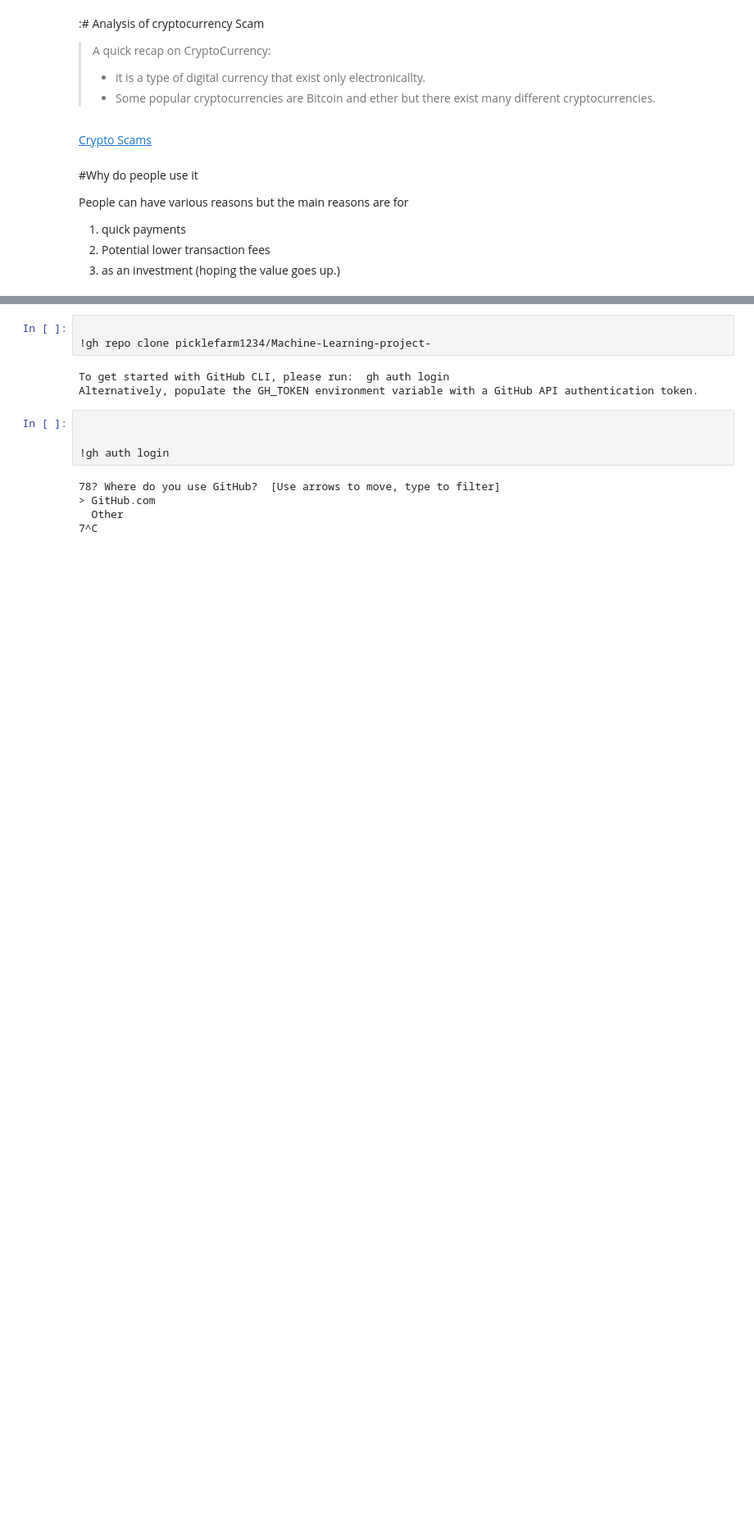
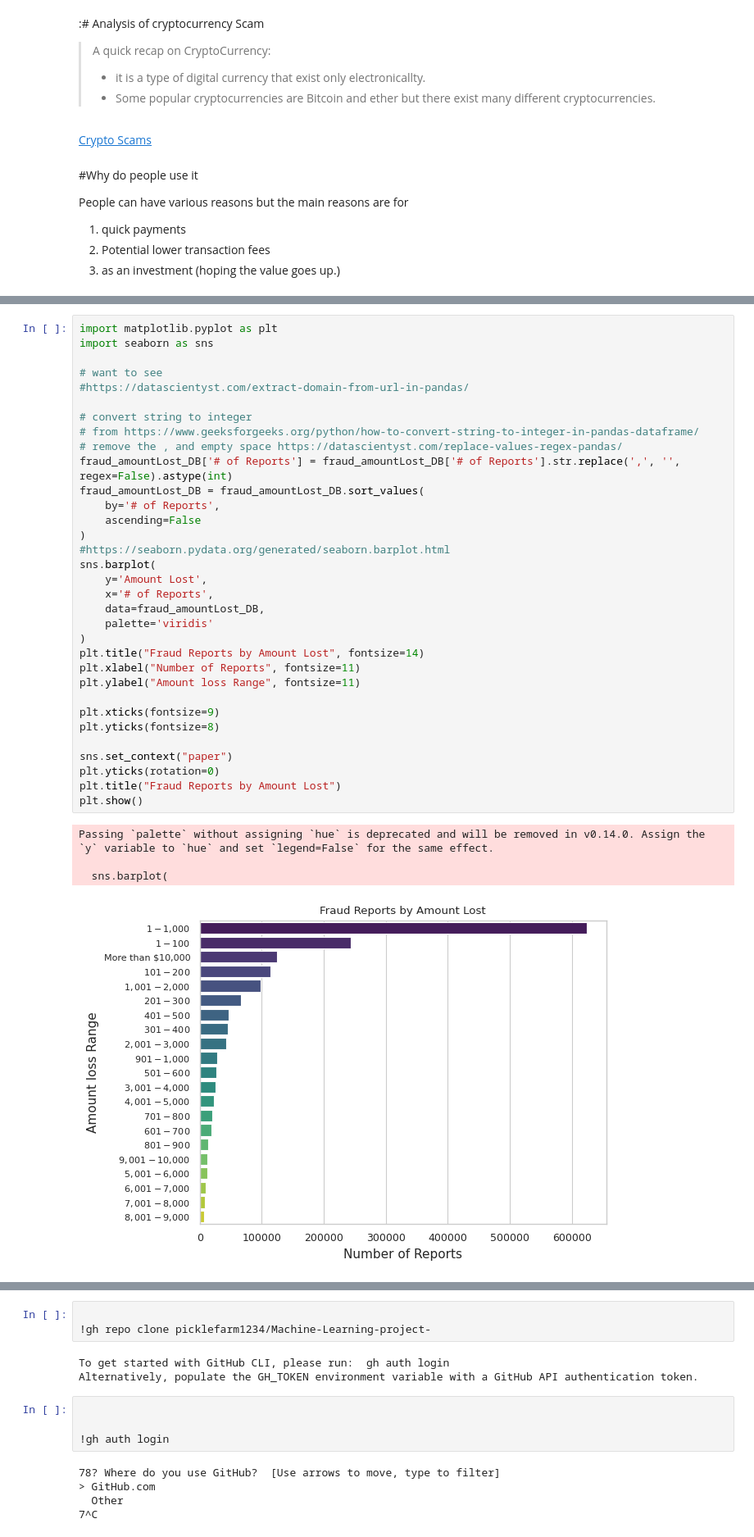
Before and after one commit to picklefarm1234/Bitcoint-Scam-Detection-, a Jupyter notebook: Final_Project.ipynb, the cells around one changed output, grey strips where cells are left out. Shown at 82% size. Drawn from its saved outputs; the diff is of its cells as text; blank space fills up the shorter version.

```diff
--- a/Final_Project.ipynb
+++ b/Final_Project.ipynb
@@ -18,0 +104,38 @@ People can have various reasons but the main reasons are for
+# %%
+import matplotlib.pyplot as plt
+import seaborn as sns
+
+# want to see
+#https://datascientyst.com/extract-domain-from-url-in-pandas/
+
+# convert string to integer
+# from https://www.geeksforgeeks.org/python/how-to-convert-string-to-integer-in-pandas-dataframe/
+# remove the , and empty space https://datascientyst.com/replace-values-regex-pandas/
+fraud_amountLost_DB['# of Reports'] = fraud_amountLost_DB['# of Reports'].str.replace(',', '', regex=False).astype(int)
+fraud_amountLost_DB = fraud_amountLost_DB.sort_values(
+    by='# of Reports',
+    ascending=False
+)
+#https://seaborn.pydata.org/generated/seaborn.barplot.html
+sns.barplot(
+    y='Amount Lost',
+    x='# of Reports',
+    data=fraud_amountLost_DB,
+    palette='viridis'
+)
+plt.title("Fraud Reports by Amount Lost", fontsize=14)
+plt.xlabel("Number of Reports", fontsize=11)
+plt.ylabel("Amount loss Range", fontsize=11)
+
+plt.xticks(fontsize=9)
+plt.yticks(fontsize=8)
+
+sns.set_context("paper")
+plt.yticks(rotation=0)
+plt.title("Fraud Reports by Amount Lost")
+plt.show()
+# %% [output]
+Passing `palette` without assigning `hue` is deprecated and will be removed in v0.14.0. Assign the `y` variable to `hue` and set `legend=False` for the same effect.
+
+  sns.barplot(
+[figure, added]
```
Also changed, not shown: parts of 39 cells of this notebook.
